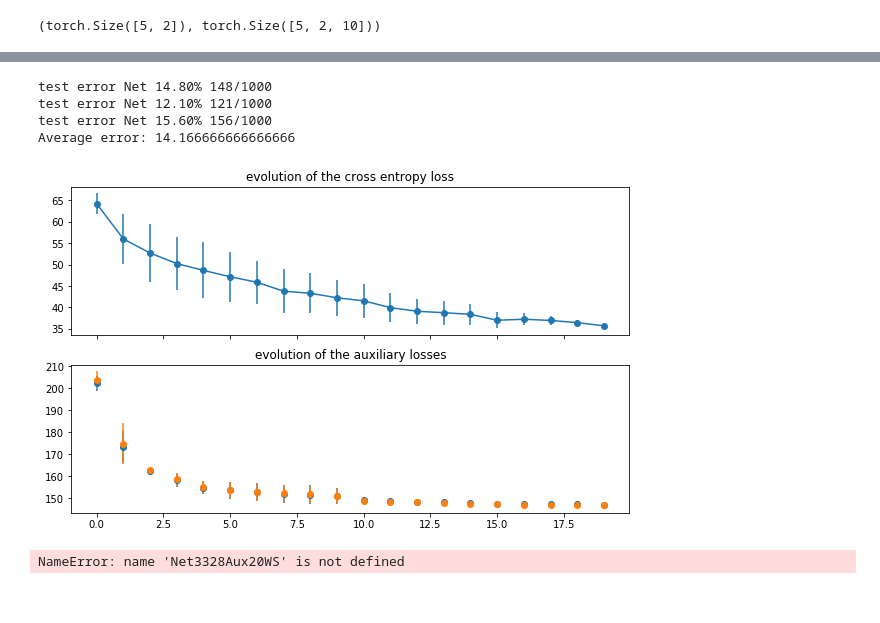
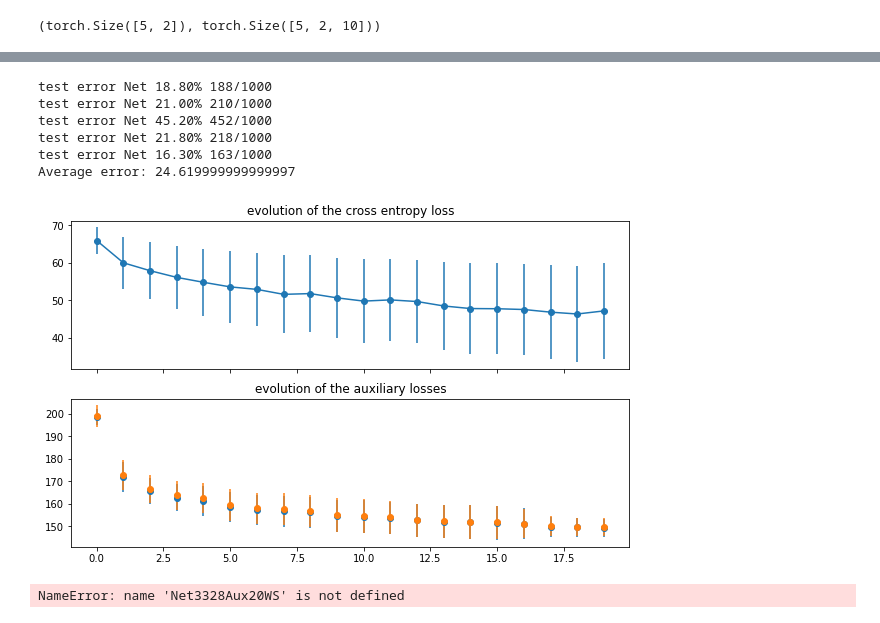
Before and after one commit to gbossy/DL_miniproj, a Jupyter notebook: Project1/AdamBaseWS.ipynb, the cells around one changed output, grey strips where cells are left out. Cells and saved outputs as stored; diff of their text form; code cells hidden in the pictures.

Commit message:
Updated notebook and time measurments at the end

```diff
--- a/Project1/AdamBaseWS.ipynb
+++ b/Project1/AdamBaseWS.ipynb
@@ -209,14 +208,17 @@ class C1L2WS(nn.Module):
         super().__init__()
 
         #convolutions. To be run in parallel on the 2 images
-        self.conv1 = nn.Conv2d(1, 104, kernel_size=3)
+        self.conv1 = nn.Conv2d(1, 72, kernel_size=3)
+
+        #hidden layer parameter
+        self.h=4**2*72
 
         #linear layer for the auxiliary losses. To be run in parallel on the 2 images
-        self.aux_linear = nn.Linear(4**2*104, 10)
+        self.aux_linear = nn.Linear(self.h, 10)
 
         #The outputs of the convolutions will be merged in a single vector
         #Then, the following linear layers for the real loss will be used.
-        self.fc1 = nn.Linear(2*4**2*104, 20)
+        self.fc1 = nn.Linear(2*self.h, 20)
         self.fc2 = nn.Linear(20, 2)
 
     def forward(self, x):
@@ -230,8 +232,8 @@ class C1L2WS(nn.Module):
         x2 = F.relu(F.max_pool2d(self.conv1(picture2), kernel_size=3, stride=3))
 
         #Reshaping to make 2 vectors
-        x1 = x1.view(-1, 4**2*104)
-        x2 = x2.view(-1, 4**2*104)
+        x1 = x1.view(-1, self.h)
+        x2 = x2.view(-1, self.h)
 
         #computing the linear+softmax to make the auxiliary output
         a1 = F.softmax(self.aux_linear(x1), dim = 1).unsqueeze(1)
@@ -747,12 +771,14 @@ print(n_params(m))
 # %%
-model=C2L2WS
-run_many_times(model,crit=nn.CrossEntropyLoss,mini_batch_size=10,n=3,print_=True,eta=1e-3,nb_epochs=20,aux_factor=1,shuffle=True, store_error=False,checkpoint_name=None)
+model=C1L2WS
+run_many_times(model,crit=nn.CrossEntropyLoss,mini_batch_size=10,n=5,print_=True,eta=1e-3,nb_epochs=20,aux_factor=1,shuffle=True, store_error=False,checkpoint_name=None)
 # %% [output]
-test error Net 14.80% 148/1000
-test error Net 12.10% 121/1000
-test error Net 15.60% 156/1000
-Average error: 14.166666666666666
+test error Net 18.80% 188/1000
+test error Net 21.00% 210/1000
+test error Net 45.20% 452/1000
+test error Net 21.80% 218/1000
+test error Net 16.30% 163/1000
+Average error: 24.619999999999997
-[figure, old version]
+[figure, new version]
 # %%
 #To test the function
 models=[Net3328Aux20WS,Net512_128Aux20WS]
```
Also changed, not shown: parts of 24 cells of this notebook, 2 other files.
